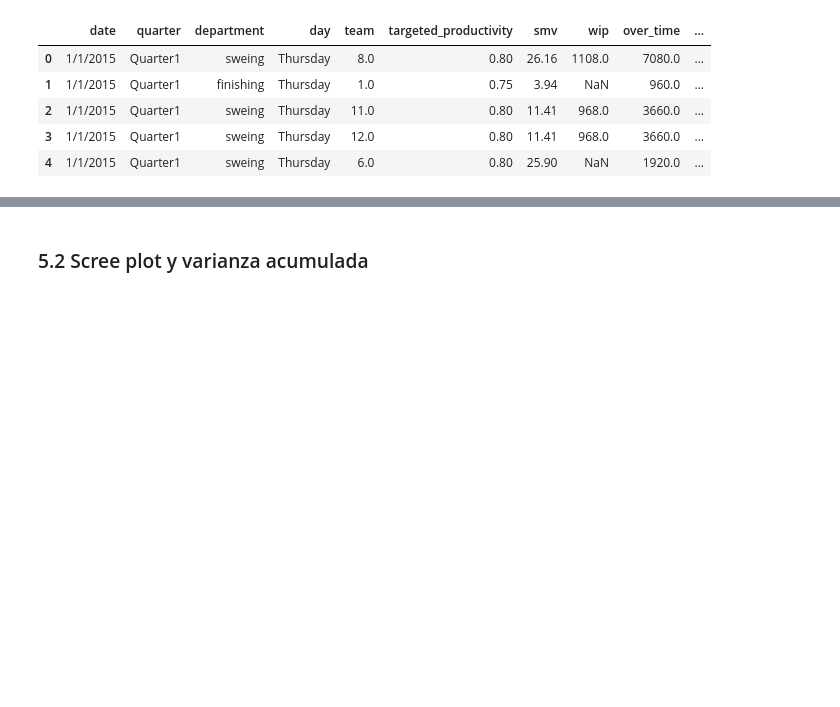
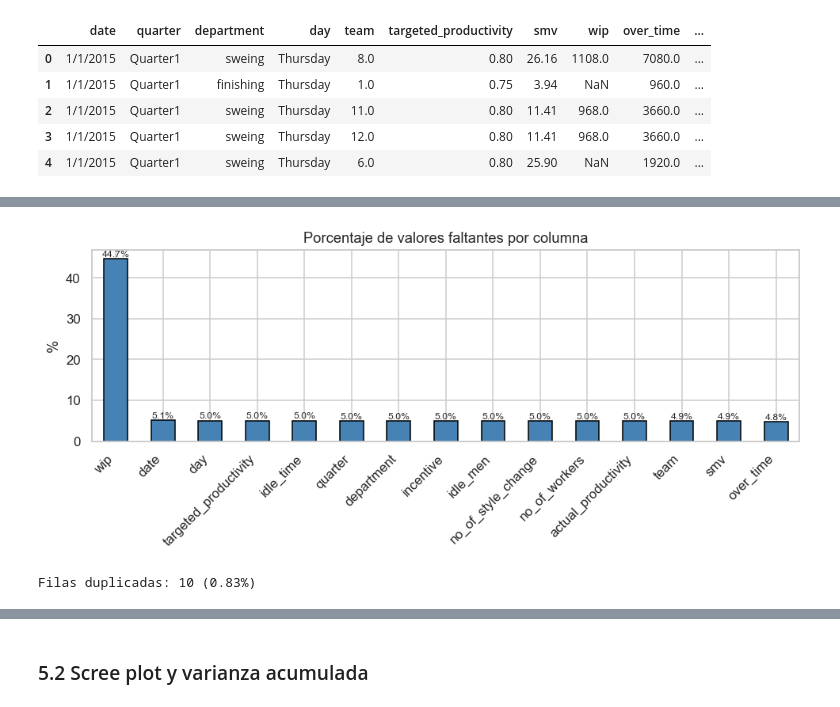
Before and after one commit to FacundoSansalone/Analisis-de-datos, a Jupyter notebook: entrega_final/Proyecto_Final.ipynb, the cells around one changed output, grey strips where cells are left out. Cells and saved outputs as stored; diff of their text form; code cells hidden in the pictures; blank space fills up the shorter version.

```diff
--- a/entrega_final/Proyecto_Final.ipynb
+++ b/entrega_final/Proyecto_Final.ipynb
@@ -55,16 +59,13 @@ import pandas as pd
 import numpy as np
 import matplotlib.pyplot as plt
 import seaborn as sns
-from sklearn.preprocessing import MinMaxScaler, StandardScaler
+from sklearn.preprocessing import StandardScaler
 
 %matplotlib inline
 sns.set_theme(style='whitegrid')
-plt.rcParams['figure.figsize'] = (10, 5)
 plt.rcParams['figure.dpi'] = 110
 pd.set_option('display.max_colwidth', 90)
 
-# Carga del dataset crudo (cada fila = un equipo en un día)
 df = pd.read_csv('Tema_11.csv')
-print('Dataset cargado.')
 print(f'Dimensiones: {df.shape[0]} filas x {df.shape[1]} columnas')
 # %% [output]
@@ -213,12 +174,0 @@ Total celdas faltantes: 1380
-# %%
-fig, ax = plt.subplots(figsize=(10, 5))
-resumen_nulos['Porcentaje (%)'].plot(kind='bar', ax=ax, color='steelblue', edgecolor='black')
-ax.set_title('Porcentaje de valores faltantes por columna', fontsize=14)
-ax.set_ylabel('Porcentaje (%)')
-ax.set_xticklabels(resumen_nulos.index, rotation=45, ha='right')
-for p in ax.patches:
-    ax.annotate(f'{p.get_height():.1f}%',
-                (p.get_x() + p.get_width()/2, p.get_height() + 0.1),
-                ha='center', va='bottom', fontsize=9)
-plt.tight_layout()
-plt.show()
@@ -684,0 +177,7 @@ Varianza explicada por componente:
+# %%
+nulos = df.isnull().sum()
+pct   = (nulos / len(df) * 100).round(2)
+res   = pd.DataFrame({'Faltantes': nulos, '%': pct})
+res   = res[res['Faltantes'] > 0].sort_values('%', ascending=False)
+print(res)
+print(f'\nTotal celdas faltantes: {nulos.sum()}')
@@ -684,0 +203,19 @@ Varianza explicada por componente:
+# %%
+fig, ax = plt.subplots(figsize=(9, 4))
+res['%'].plot(kind='bar', ax=ax, color='steelblue', edgecolor='black')
+ax.set_title('Porcentaje de valores faltantes por columna')
+ax.set_ylabel('%')
+ax.set_xticklabels(res.index, rotation=45, ha='right')
+for p in ax.patches:
+    ax.annotate(f'{p.get_height():.1f}%',
+                (p.get_x() + p.get_width()/2, p.get_height() + 0.1),
+                ha='center', va='bottom', fontsize=8)
+plt.tight_layout()
+plt.show()
+# %% [output]
+[figure, added]
+# %%
+n_dup = df.duplicated().sum()
+print(f'Filas duplicadas: {n_dup} ({round(n_dup/len(df)*100,2)}%)')
+# %% [output]
+Filas duplicadas: 10 (0.83%)
```
Also changed, not shown: parts of 125 cells of this notebook, 3 other files.
